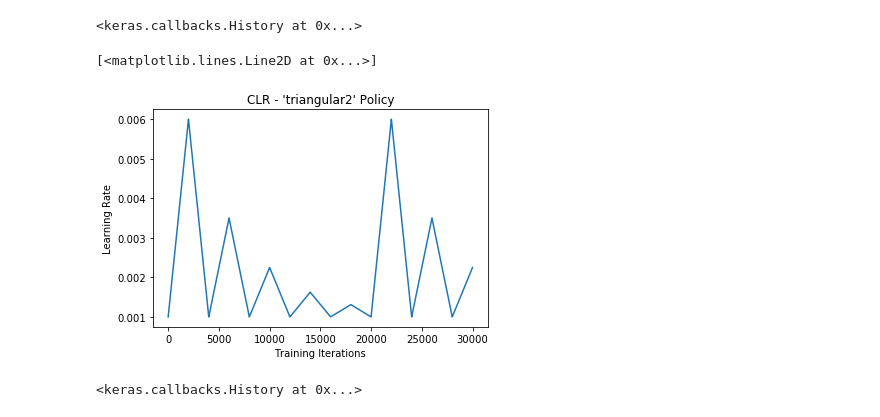
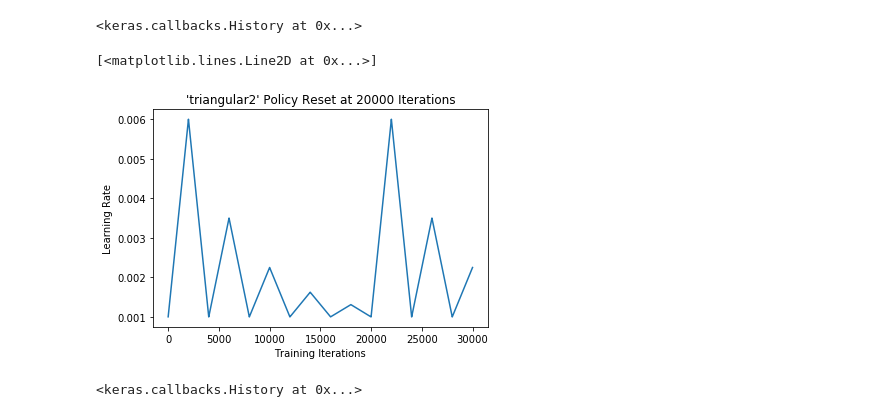
Before and after one commit to bckenstler/CLR, a Jupyter notebook: clr_callback_tests.ipynb, the cells around one changed output. Saved outputs shown, nothing was run; the diff lists cells and outputs as text; code cells hidden in the pictures.

Commit message:
removed record, added history attribute

```diff
--- a/clr_callback_tests.ipynb
+++ b/clr_callback_tests.ipynb
@@ -68,18 +60,13 @@ model.fit(X, Y, batch_size=2000, nb_epoch=10, callbacks=[clr_triangular],verbose
 # %% [output]
 <keras.callbacks.History at 0x...>
 # %%
-record = clr_triangular.record
-
-i = [r[1] for r in record]
-lr = [r[0] for r in record]
-
 plt.xlabel('Training Iterations')
 plt.ylabel('Learning Rate')
-plt.title("CLR - 'triangular2' Policy")
-plt.plot(i, lr)
+plt.title("'triangular2' Policy Reset at 20000 Iterations")
+plt.plot(clr_triangular.history['iterations'], clr_triangular.history['lr'])
 # %% [output]
 [<matplotlib.lines.Line2D at 0x...>]
-[figure, old version]
+[figure, new version]
 # %%
 clr_triangular = CyclicLR(mode='exp_range', gamma=0.99994)
 
```
Also changed, not shown: parts of 81 cells of this notebook, 1 other file.
